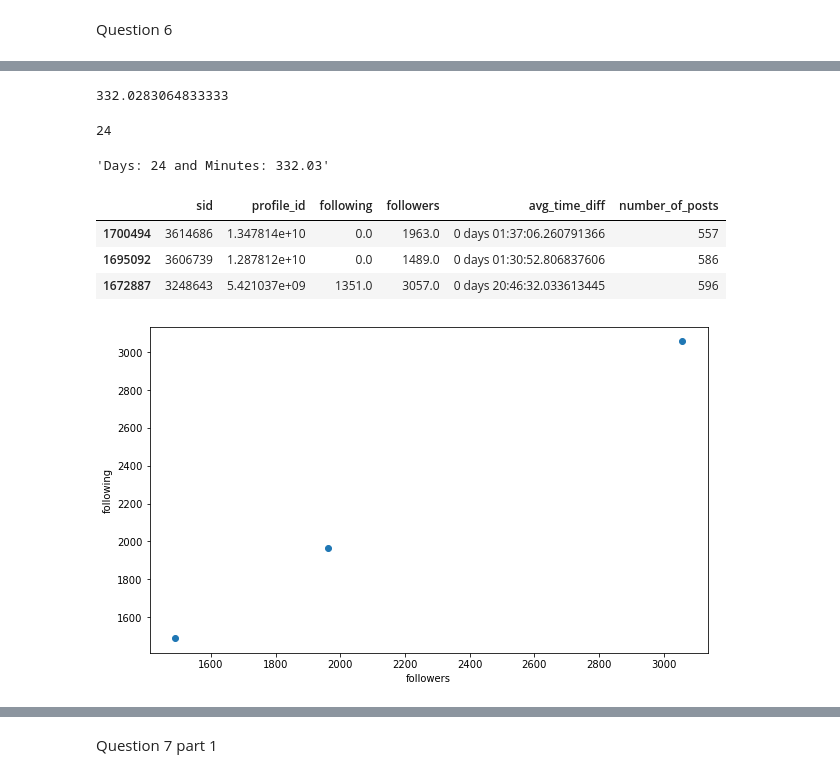
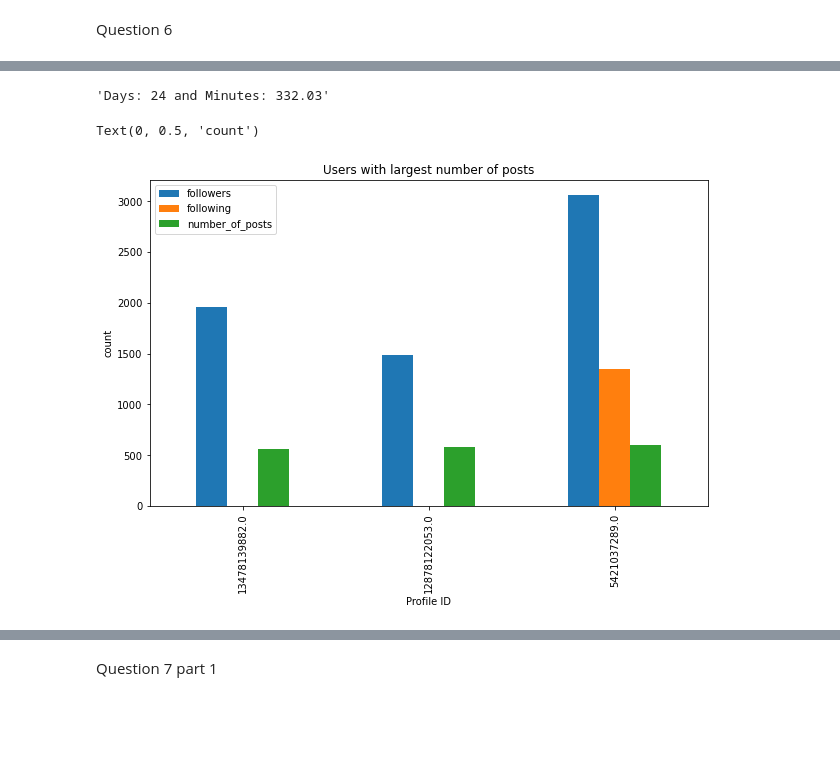
Before and after one commit to masabbah-97/ADM-HW2, a Jupyter notebook: Main.ipynb, the cells around one changed output, grey strips where cells are left out. Drawn from its saved outputs; the diff is of its cells as text; code cells hidden in the pictures; blank space fills up the shorter version.

```diff
--- a/Main.ipynb
+++ b/Main.ipynb
@@ -173,5 +173,5 @@ plt.show()
 # %% [markdown]
 Question 6
 # %%
-df = functions.time_intervals('Data/instagram_posts.csv','Data/instagram_profiles.csv',['sid_profile','cts','profile_id'])
+df = functions.time_intervals_df('Data/instagram_posts.csv','Data/instagram_profiles.csv',['sid_profile','cts','profile_id'])
 # %%
@@ -193,2 +211,3 @@ df
 # %%
-df_sorted_by_count = df_joined.sort_values('number_of_posts')
+df_sorted_by_count = df.sort_values('number_of_posts')
+df_sorted_by_count.dtypes
@@ -204,14 +246,6 @@ mins = avgTime - datetime.timedelta(days=days)
 seconds = datetime.timedelta.total_seconds(mins)
 # %%
 totalMinutes = seconds/60
-# %%
-totalMinutes
-# %% [output]
-332.0283064833333
-# %%
-days
-# %% [output]
-24
 # %%
 td = 'Days: '+ str(days) + ' and Minutes: '+ str (round(totalMinutes,2))
 # %%
@@ -219,19 +253,14 @@ td
 # %% [output]
 'Days: 24 and Minutes: 332.03'
 # %%
-topThree = df_sorted_by_count.tail(3)
-topThree
+df_sorted_by_count = df_sorted_by_count.reset_index()
+topThree = df_sorted_by_count[['followers','following','number_of_posts','profile_id']].tail(3)
+topThree=topThree.set_index('profile_id')
-# %% [output]
-|  | sid | profile_id | following | followers | avg_time_diff | number_of_posts |
-| 1700494 | 3614686 | 1.347814e+10 | 0.0 | 1963.0 | 0 days 01:37:06.260791366 | 557 |
-| 1695092 | 3606739 | 1.287812e+10 | 0.0 | 1489.0 | 0 days 01:30:52.806837606 | 586 |
-| 1672887 | 3248643 | 5.421037e+09 | 1351.0 | 3057.0 | 0 days 20:46:32.033613445 | 596 |
 # %%
-fig, ax = plt.subplots(figsize=(10,6))
-
-ax.scatter(topThree['followers'], topThree['followers'])
-ax.set_xlabel('followers')
-ax.set_ylabel('following')
-plt.show()
+topThree.plot(kind="bar",figsize=(10,6))
+plt.title("Users with largest number of posts")
+plt.xlabel("Profile ID")
+plt.ylabel("count")
 # %% [output]
+Text(0, 0.5, 'count')
-[figure, old version]
+[figure, new version]
```
Also changed, not shown: parts of 18 cells of this notebook, 1 other file.
